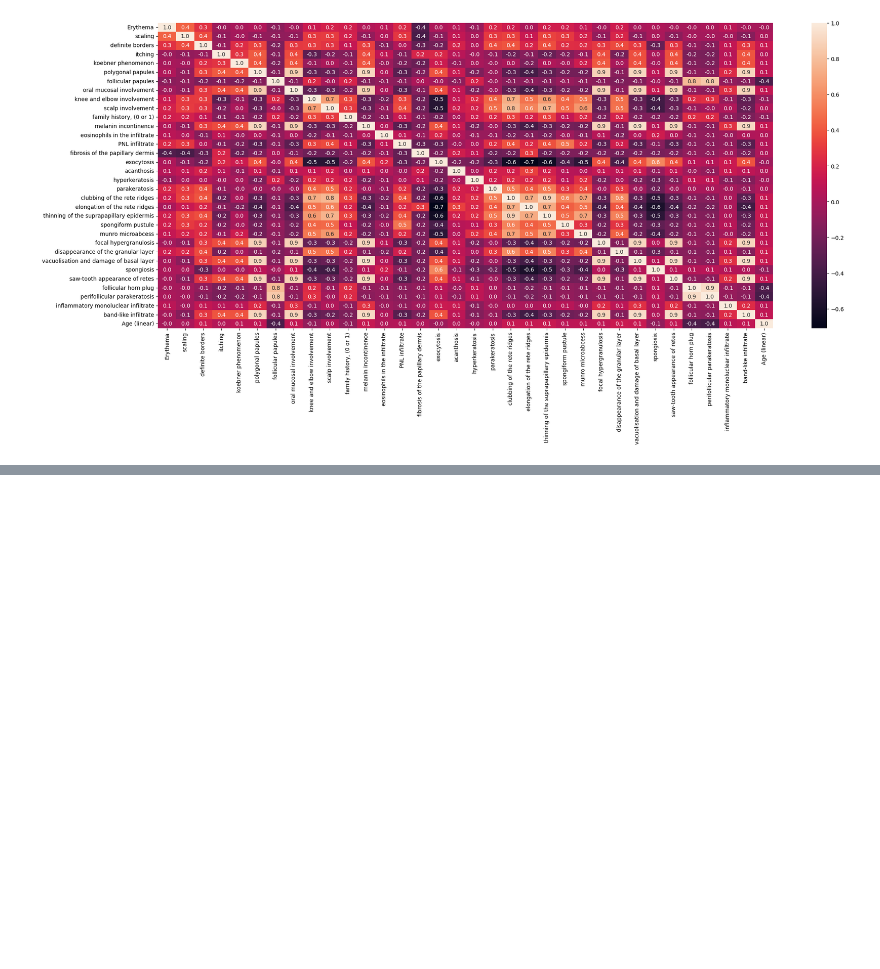
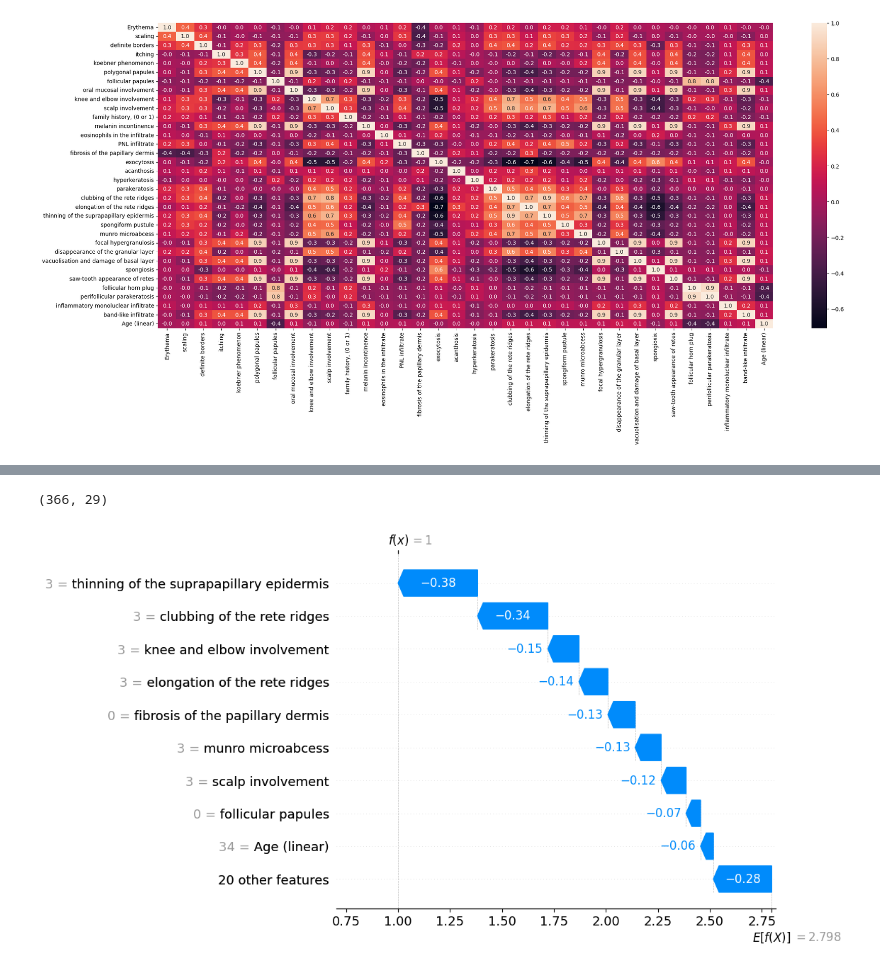
Before and after one commit to turagsarkar/Identification-of-Erythemato-Squamous-Disease, a Jupyter notebook: Identification_of_Erythemato_Squamous_Disease.ipynb, the cells around one changed output, grey strips where cells are left out. Cells and saved outputs as stored; diff of their text form; code cells hidden in the pictures; blank space fills up the shorter version.

Commit message:
SHAP apply

```diff
--- a/Identification_of_Erythemato_Squamous_Disease.ipynb
+++ b/Identification_of_Erythemato_Squamous_Disease.ipynb
@@ -670,6 +696,7 @@ print("%0.2f accuracy with a standard deviation of %0.2f" % (scores.mean(), scor
 # %%
 from sklearn.linear_model import LogisticRegression
-scores=cross_val_score(LogisticRegression(solver='liblinear',multi_class='ovr'),X_corr, y_corr, cv=10)
+clf5 = LogisticRegression(solver='liblinear',multi_class='ovr')
+scores=cross_val_score(clf5,X_corr, y_corr, cv=10)
 scores
 print("%0.2f accuracy with a standard deviation of %0.2f" % (scores.mean(), scores.std()))
 # %% [output]
@@ -676,0 +704,2 @@ print("%0.2f accuracy with a standard deviation of %0.2f" % (scores.mean(), scor
+# %%
+clf5.fit(X_corr, y_corr)
@@ -676,0 +750,4 @@ print("%0.2f accuracy with a standard deviation of %0.2f" % (scores.mean(), scor
+# %%
+import shap
+shap.initjs()
+explainer = shap.KernelExplainer(clf5.predict,X_corr)
@@ -676,0 +758,11 @@ print("%0.2f accuracy with a standard deviation of %0.2f" % (scores.mean(), scor
+# %%
+shap_values = explainer(X_corr)
+# %%
+np.shape(shap_values.values)
+# %% [output]
+(366, 29)
+# %%
+#waterfall plot
+shap.plots.waterfall(shap_values[32])
+# %% [output]
+[figure, added]
```
Also changed, not shown: parts of 59 cells of this notebook.
